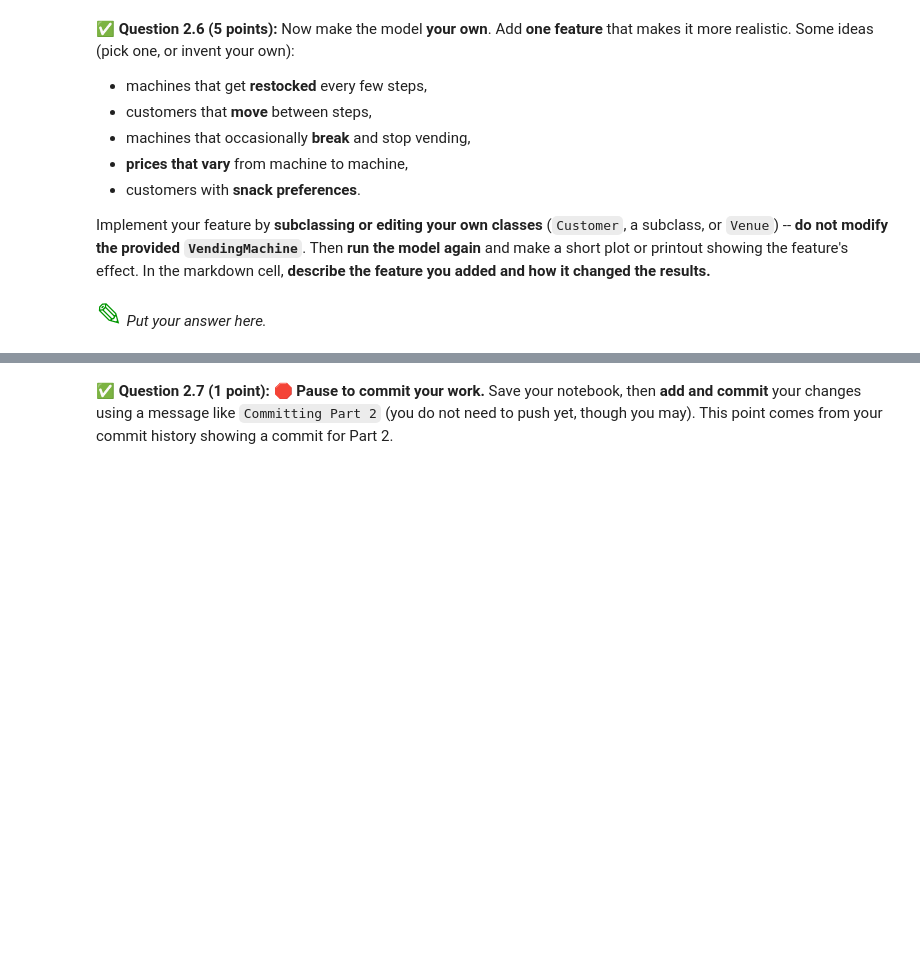
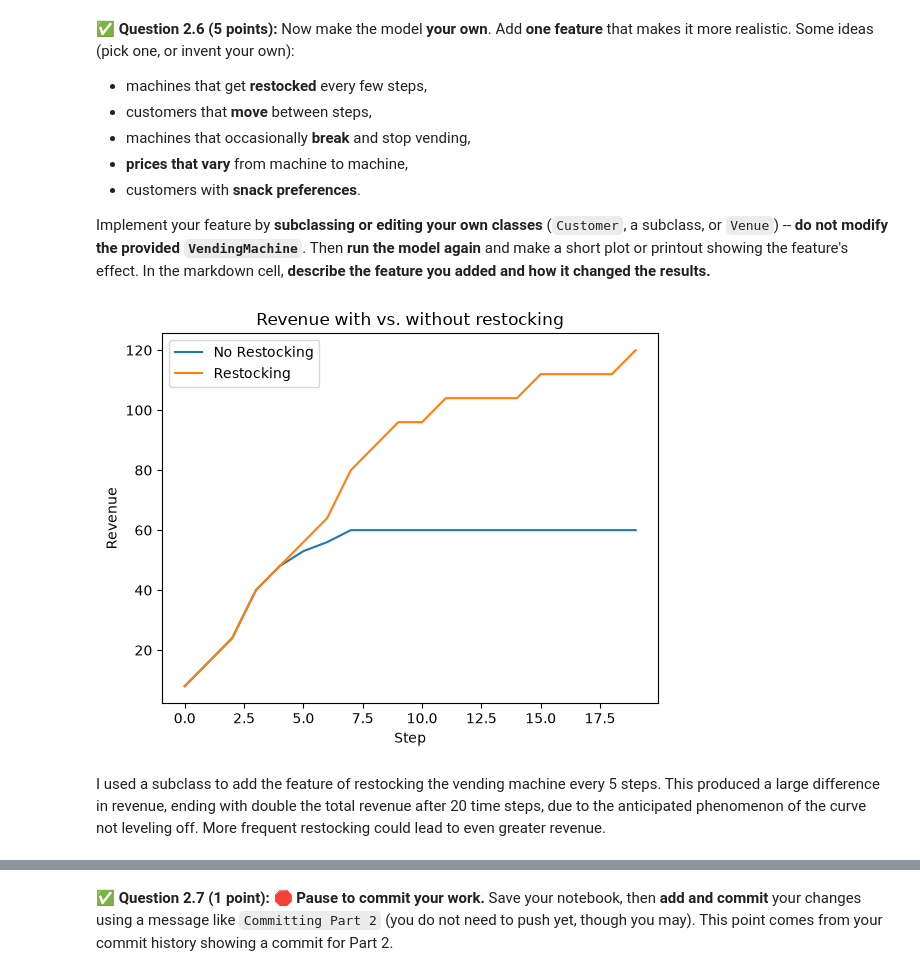
Before and after one commit to andiehart/CMSE202-f26-turnin, a Jupyter notebook: hw2/HW02-ABMandGraphTheory-STUDENT.ipynb, the cells around one changed output, grey strips where cells are left out. Cells and saved outputs as stored; diff of their text form; code cells hidden in the pictures; blank space fills up the shorter version.

```diff
--- a/hw2/HW02-ABMandGraphTheory-STUDENT.ipynb
+++ b/hw2/HW02-ABMandGraphTheory-STUDENT.ipynb
@@ -402,5 +444,32 @@ how it changed the results.**
-# %% [markdown]
-<font size=6 color="#009600">&#9998;</font> *Put your answer here.*
+# %%
+class Restocking(Venue):
+    def step(self):
+        if len(self.history) > 0 and len(self.history) % 5 == 0:
+            for machine in self.machines:
+                new_snacks = []
+                for snack in SNACKS:
+                    for i in range(4):
+                        new_snacks.append(snack)
+                machine.restock(new_snacks)
+        super().step()
+# %%
+original = build_venue(8, 8)
+restock = build_venue(8, 8)
+restock = Restocking(restock.machines, restock.customers)
+original_revenue = original.run(20)
+restock_revenue = restock.run(20)
+
+plt.plot(original_revenue, label = 'No Restocking')
+plt.plot(restock_revenue, label= 'Restocking')
+plt.xlabel('Step')
+plt.ylabel('Revenue')
+plt.title('Revenue with vs. without restocking')
+plt.legend()
+plt.show()
+# %% [output]
+[figure, added]
+# %% [markdown]
+I used a subclass to add the feature of restocking the vending machine every 5 steps. This produced a large difference in revenue, ending with double the total revenue after 20 time steps, due to the anticipated phenomenon of the curve not leveling off. More frequent restocking could lead to even greater revenue.
 # %% [markdown]
 <!-- END QUESTION -->
 <!-- DO NOT MODIFY OR DELETE THIS CELL -->
```
Also changed, not shown: parts of 8 cells of this notebook, 1 other file.
